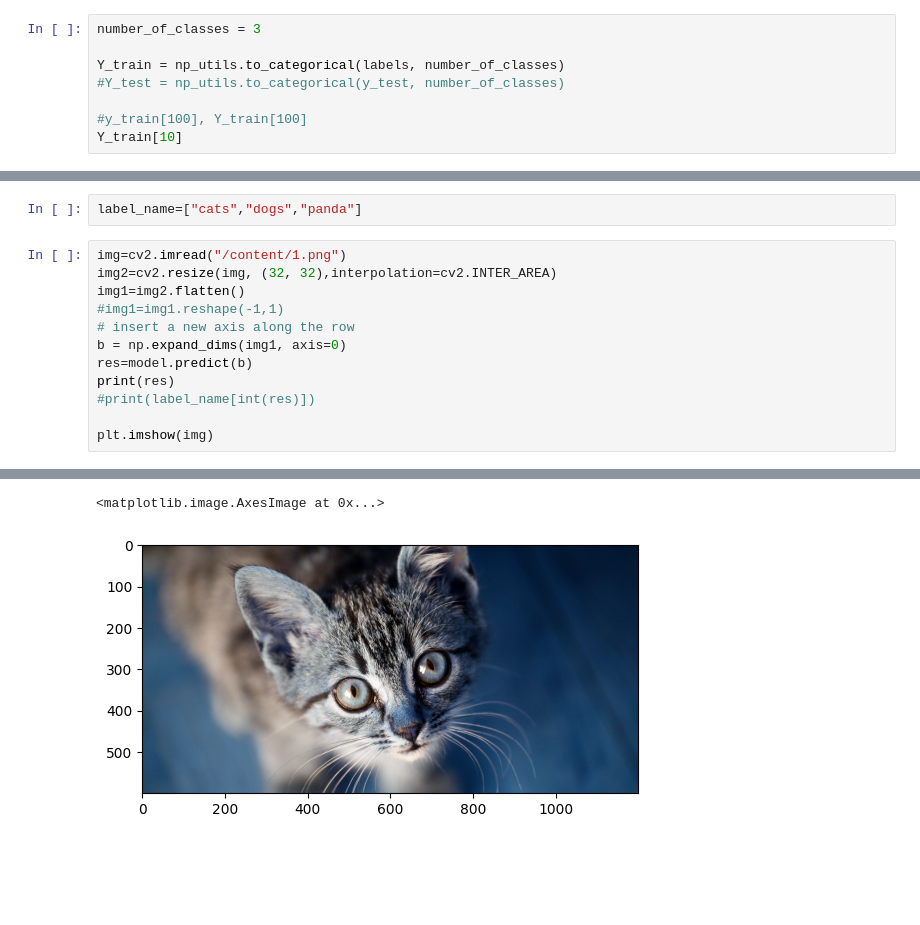
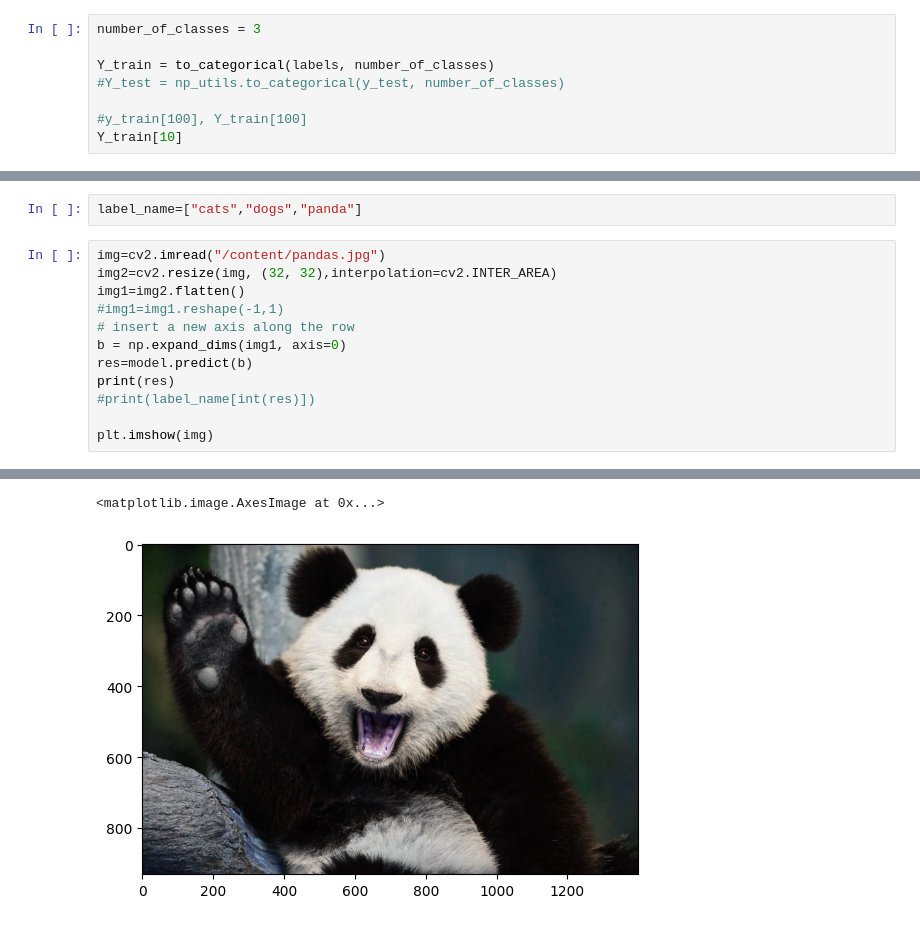
Before and after one commit to mohanrajmit/DL-Training, a Jupyter notebook: Animals_keras.ipynb, the cells around one changed output, grey strips where cells are left out. Drawn from its saved outputs; the diff is of its cells as text; blank space fills up the shorter version.

```diff
--- a/Animals_keras.ipynb
+++ b/Animals_keras.ipynb
@@ -86,7 +93,7 @@ data/=255
 # %%
 number_of_classes = 3
 
-Y_train = np_utils.to_categorical(labels, number_of_classes)
+Y_train = to_categorical(labels, number_of_classes)
 #Y_test = np_utils.to_categorical(y_test, number_of_classes)
 
 #y_train[100], Y_train[100]
@@ -162,7 +160,7 @@ Epoch 100/100
 # %%
 label_name=["cats","dogs","panda"]
 # %%
-img=cv2.imread("/content/1.png")
+img=cv2.imread("/content/pandas.jpg")
 img2=cv2.resize(img, (32, 32),interpolation=cv2.INTER_AREA)
 img1=img2.flatten()
 #img1=img1.reshape(-1,1)
@@ -179,2 +177,2 @@ plt.imshow(img)
 <matplotlib.image.AxesImage at 0x...>
-[figure, old version]
+[figure, new version]
```
Also changed, not shown: parts of 16 cells of this notebook.
